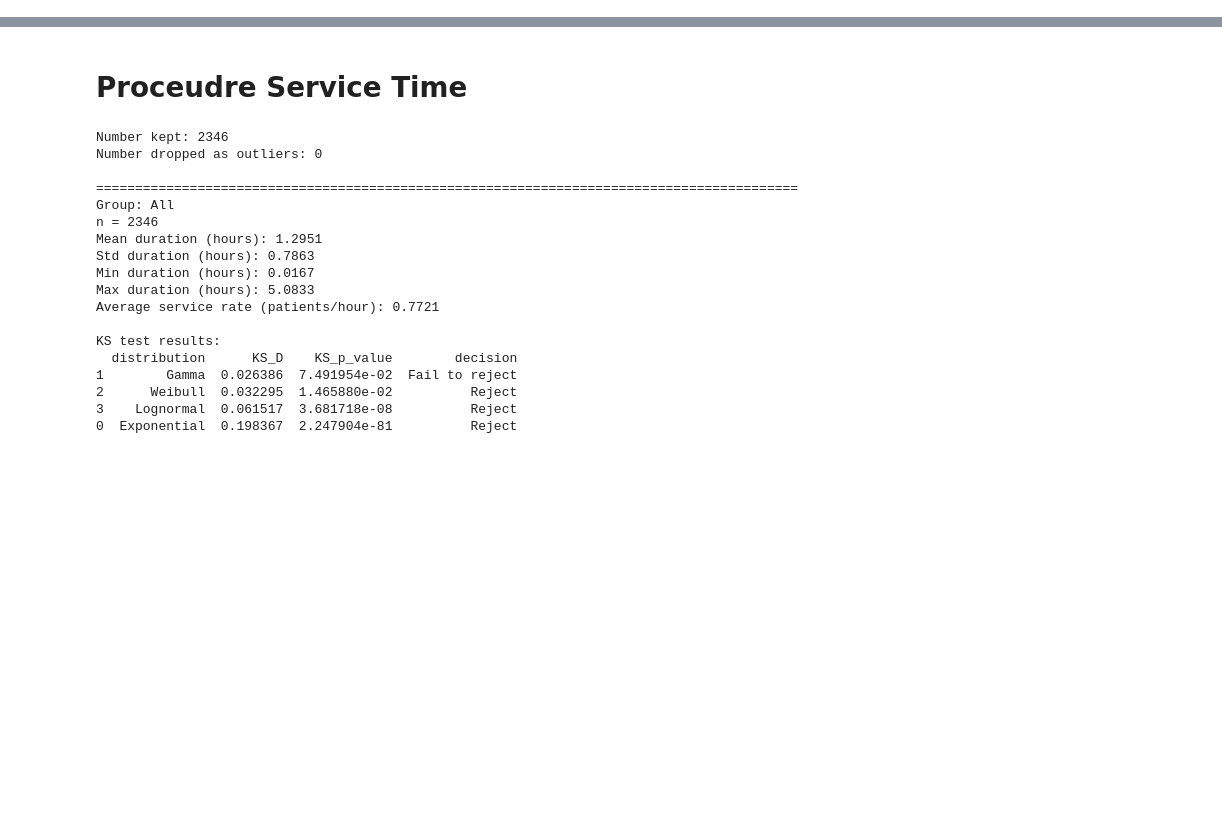
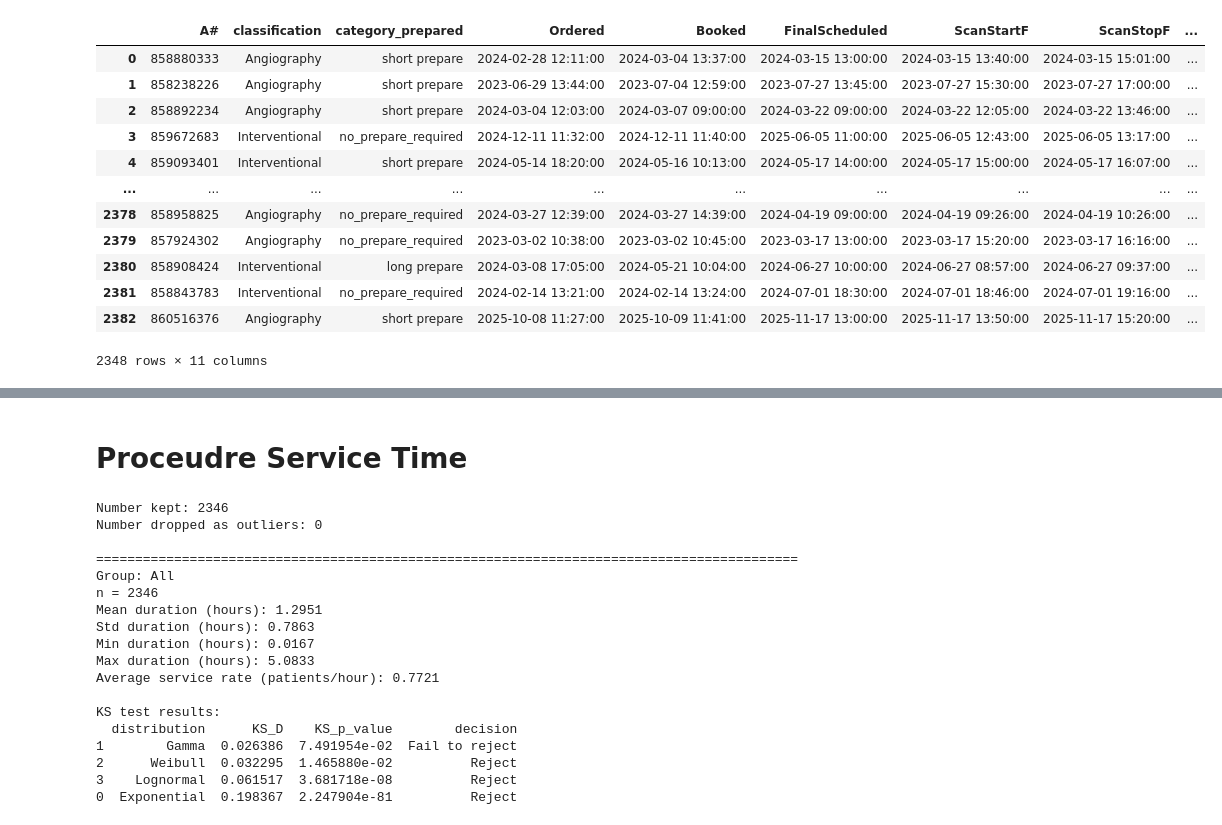
Before and after one commit to GraceXinyiWang/HospitalSimulation, a Jupyter notebook: test_input.ipynb, the cells around one changed output, grey strips where cells are left out. Cells and saved outputs as stored; diff of their text form; code cells hidden in the pictures; blank space fills up the shorter version.

```diff
--- a/test_input.ipynb
+++ b/test_input.ipynb
@@ -17,3 +17,19 @@ df_no_weekend['Procedure_duration_hours'] = (
 )
 
 df_no_weekend = df_no_weekend[df_no_weekend['Procedure_duration_hours'] < 6].copy()
+# %%
+df_no_weekend
+# %% [output]
+|  | A# | classification | category_prepared | Ordered | Booked | FinalScheduled | ScanStartF | ScanStopF | ... |
+| 0 | 858880333 | Angiography | short prepare | 2024-02-28 12:11:00 | 2024-03-04 13:37:00 | 2024-03-15 13:00:00 | 2024-03-15 13:40:00 | 2024-03-15 15:01:00 | ... |
+| 1 | 858238226 | Angiography | short prepare | 2023-06-29 13:44:00 | 2023-07-04 12:59:00 | 2023-07-27 13:45:00 | 2023-07-27 15:30:00 | 2023-07-27 17:00:00 | ... |
+| 2 | 858892234 | Angiography | short prepare | 2024-03-04 12:03:00 | 2024-03-07 09:00:00 | 2024-03-22 09:00:00 | 2024-03-22 12:05:00 | 2024-03-22 13:46:00 | ... |
+| 3 | 859672683 | Interventional | no_prepare_required | 2024-12-11 11:32:00 | 2024-12-11 11:40:00 | 2025-06-05 11:00:00 | 2025-06-05 12:43:00 | 2025-06-05 13:17:00 | ... |
+| 4 | 859093401 | Interventional | short prepare | 2024-05-14 18:20:00 | 2024-05-16 10:13:00 | 2024-05-17 14:00:00 | 2024-05-17 15:00:00 | 2024-05-17 16:07:00 | ... |
+| ... | ... | ... | ... | ... | ... | ... | ... | ... | ... |
+| 2378 | 858958825 | Angiography | no_prepare_required | 2024-03-27 12:39:00 | 2024-03-27 14:39:00 | 2024-04-19 09:00:00 | 2024-04-19 09:26:00 | 2024-04-19 10:26:00 | ... |
+| 2379 | 857924302 | Angiography | no_prepare_required | 2023-03-02 10:38:00 | 2023-03-02 10:45:00 | 2023-03-17 13:00:00 | 2023-03-17 15:20:00 | 2023-03-17 16:16:00 | ... |
+| 2380 | 858908424 | Interventional | long prepare | 2024-03-08 17:05:00 | 2024-05-21 10:04:00 | 2024-06-27 10:00:00 | 2024-06-27 08:57:00 | 2024-06-27 09:37:00 | ... |
+| 2381 | 858843783 | Interventional | no_prepare_required | 2024-02-14 13:21:00 | 2024-02-14 13:24:00 | 2024-07-01 18:30:00 | 2024-07-01 18:46:00 | 2024-07-01 19:16:00 | ... |
+| 2382 | 860516376 | Angiography | short prepare | 2025-10-08 11:27:00 | 2025-10-09 11:41:00 | 2025-11-17 13:00:00 | 2025-11-17 13:50:00 | 2025-11-17 15:20:00 | ... |
+2348 rows × 11 columns
```
Also changed, not shown: parts of 1 cell of this notebook, 22 other files.
